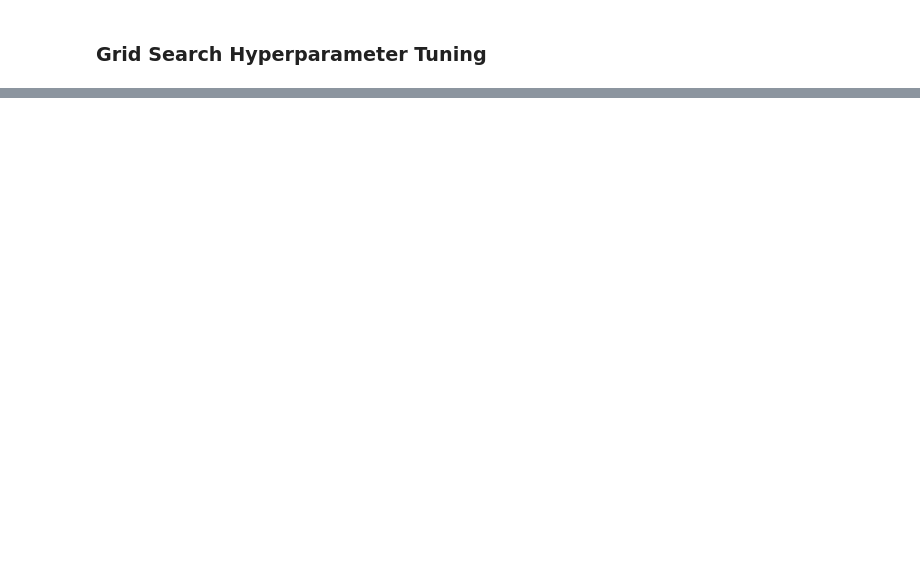
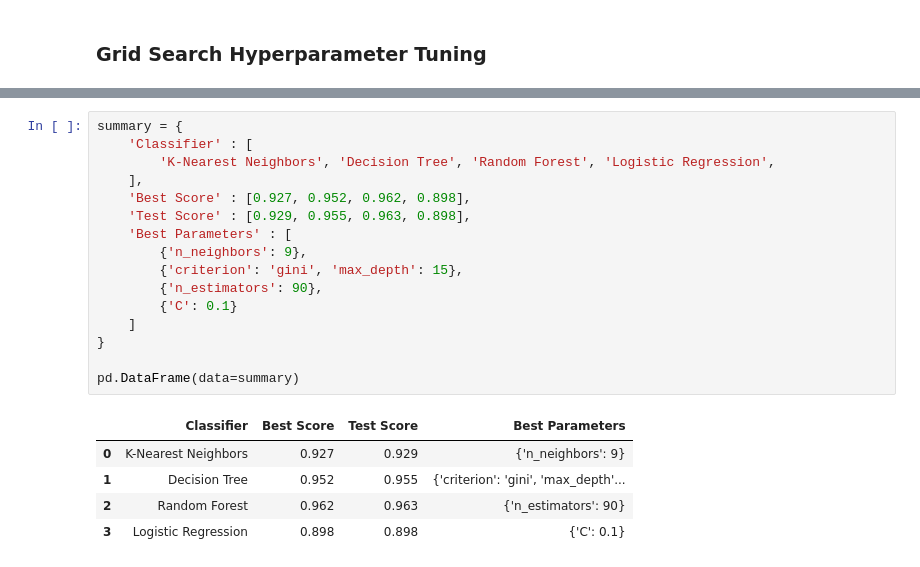
Before and after one commit to jishnu3000/airline-satisfaction, a Jupyter notebook: airline-satisfaction.ipynb, the cells around one changed output, grey strips where cells are left out. Saved outputs shown, nothing was run; the diff lists cells and outputs as text; blank space fills up the shorter version.

```diff
--- a/airline-satisfaction.ipynb
+++ b/airline-satisfaction.ipynb
@@ -383,0 +397,22 @@ for model_name, model in clf_models.items():
+# %%
+summary = {
+    'Classifier' : [
+        'K-Nearest Neighbors', 'Decision Tree', 'Random Forest', 'Logistic Regression',
+    ],
+    'Best Score' : [0.927, 0.952, 0.962, 0.898],
+    'Test Score' : [0.929, 0.955, 0.963, 0.898],
+    'Best Parameters' : [
+        {'n_neighbors': 9},
+        {'criterion': 'gini', 'max_depth': 15},
+        {'n_estimators': 90},
+        {'C': 0.1}
+    ]
+}
+
+pd.DataFrame(data=summary)
+# %% [output]
+|  | Classifier | Best Score | Test Score | Best Parameters |
+| 0 | K-Nearest Neighbors | 0.927 | 0.929 | {'n_neighbors': 9} |
+| 1 | Decision Tree | 0.952 | 0.955 | {'criterion': 'gini', 'max_depth'... |
+| 2 | Random Forest | 0.962 | 0.963 | {'n_estimators': 90} |
+| 3 | Logistic Regression | 0.898 | 0.898 | {'C': 0.1} |
```
Also changed, not shown: parts of 5 cells of this notebook.
